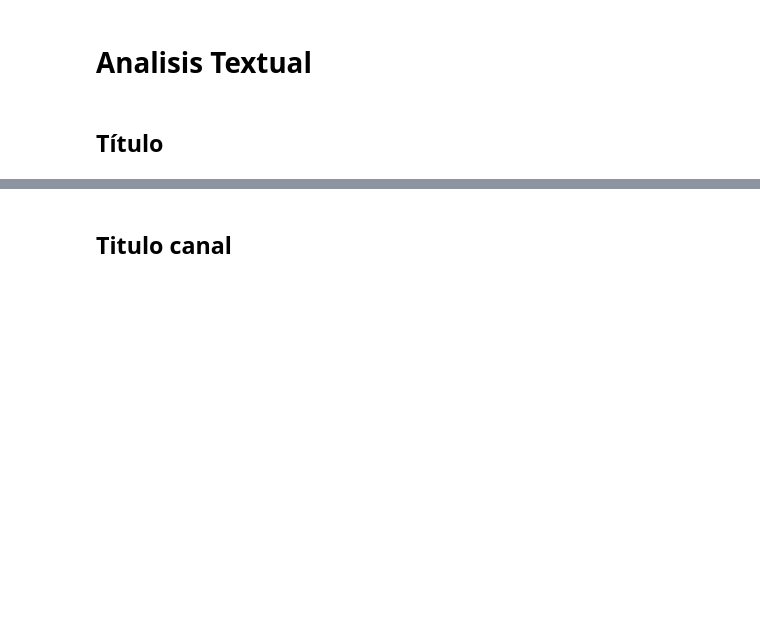
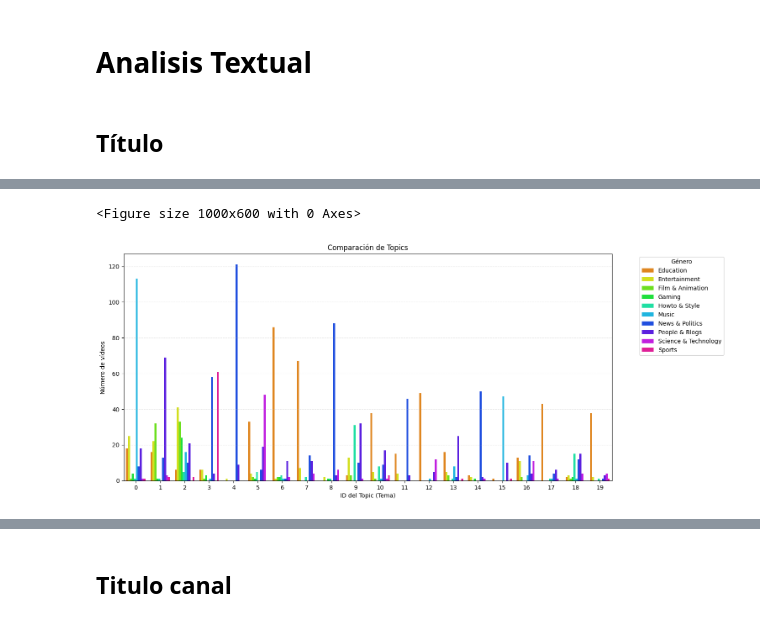
Before and after one commit to UCM-GIDIA-PD1/c2526-R1, a Jupyter notebook: src/analisis/analisis_generos.ipynb, the cells around one changed output, grey strips where cells are left out. Saved outputs shown, nothing was run; the diff lists cells and outputs as text; code cells hidden in the pictures; blank space fills up the shorter version.

```diff
--- a/src/analisis/analisis_generos.ipynb
+++ b/src/analisis/analisis_generos.ipynb
@@ -332,3 +366,3 @@ En la categoría "Music" como era de esperar, domina el término "music". Tambi
 # %%
 #BERTOPIC SOLUCIONAR
-topic_model_titulo, df_bertopic_titulo, temas_bertopic_titulo = utils.analizar_bertopic_dict(diccionario_top, "Titulo")
+topic_model_titulo, df_bertopic_titulo, temas_bertopic_titulo = utils.analizar_bertopic_dict(diccionario_generos_fil, "Titulo")
@@ -345,8 +379,11 @@ for clave in diccionario_top_bertopic_titulo:
 # %%
-generos_a_comparar = ["News & Politics", "People & Blogs", "Howto & Style", "Gaming"]
+generos_a_comparar = dicc_bertopic_titulo.keys()
 
 plt.figure(figsize=(10,6))
 utils.graficar_bertopic_multiple(df_bertopic_titulo, generos_a_comparar, "Titulo")
 plt.show()
+# %% [output]
+<Figure size 1000x600 with 0 Axes>
+[figure, added]
 # %%
 topic_info = topic_model_titulo.get_topic_info()
```
Also changed, not shown: parts of 63 cells of this notebook.
